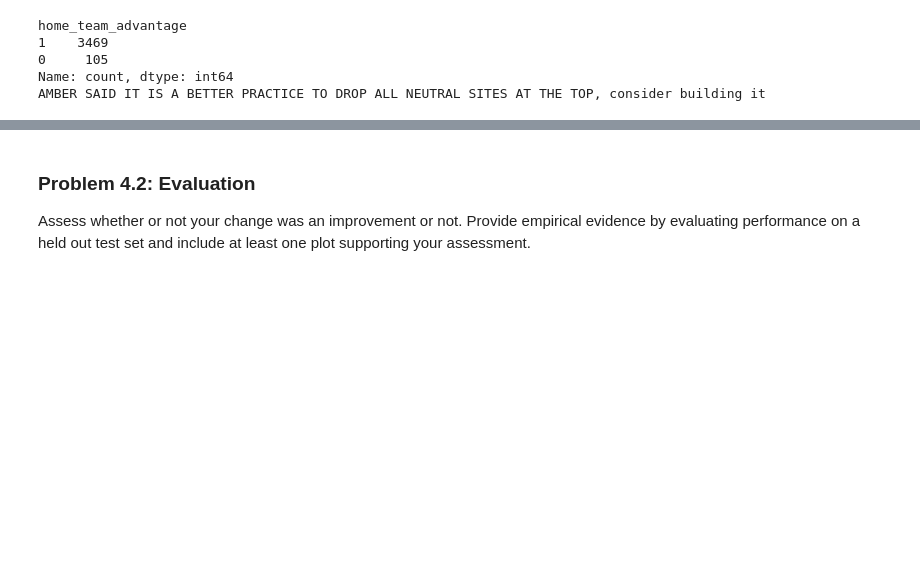
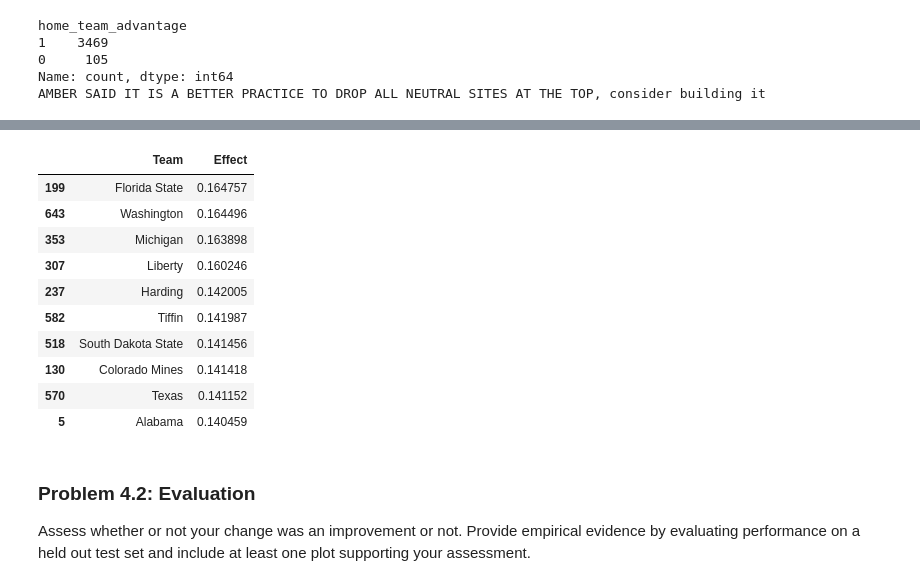
Before and after one commit to dlvh/stats305b, a Jupyter notebook: assignments/hw1/hw1.ipynb, the cells around one changed output, grey strips where cells are left out. Cells and saved outputs as stored; diff of their text form; code cells hidden in the pictures; blank space fills up the shorter version.

```diff
--- a/assignments/hw1/hw1.ipynb
+++ b/assignments/hw1/hw1.ipynb
@@ -621,3 +625,19 @@ plt.legend()
+# %%
+beta_df_4 = pd.DataFrame({"Team": teams, "Effect": beta_4[1:].detach().numpy().flatten()})
+# top 10 teams
+beta_df_4.sort_values(by="Effect", ascending=False).head(10)
+# %% [output]
+|  | Team | Effect |
+| 199 | Florida State | 0.164757 |
+| 643 | Washington | 0.164496 |
+| 353 | Michigan | 0.163898 |
+| 307 | Liberty | 0.160246 |
+| 237 | Harding | 0.142005 |
+| 582 | Tiffin | 0.141987 |
+| 518 | South Dakota State | 0.141456 |
+| 130 | Colorado Mines | 0.141418 |
+| 570 | Texas | 0.141152 |
+| 5 | Alabama | 0.140459 |
 # %% [markdown]
 ### Problem 4.2: Evaluation
 Assess whether or not your change was an improvement or not. Provide empirical evidence by evaluating performance on a held out test set and include at least one plot supporting your assessment.
```
Also changed, not shown: parts of 3 cells of this notebook.
